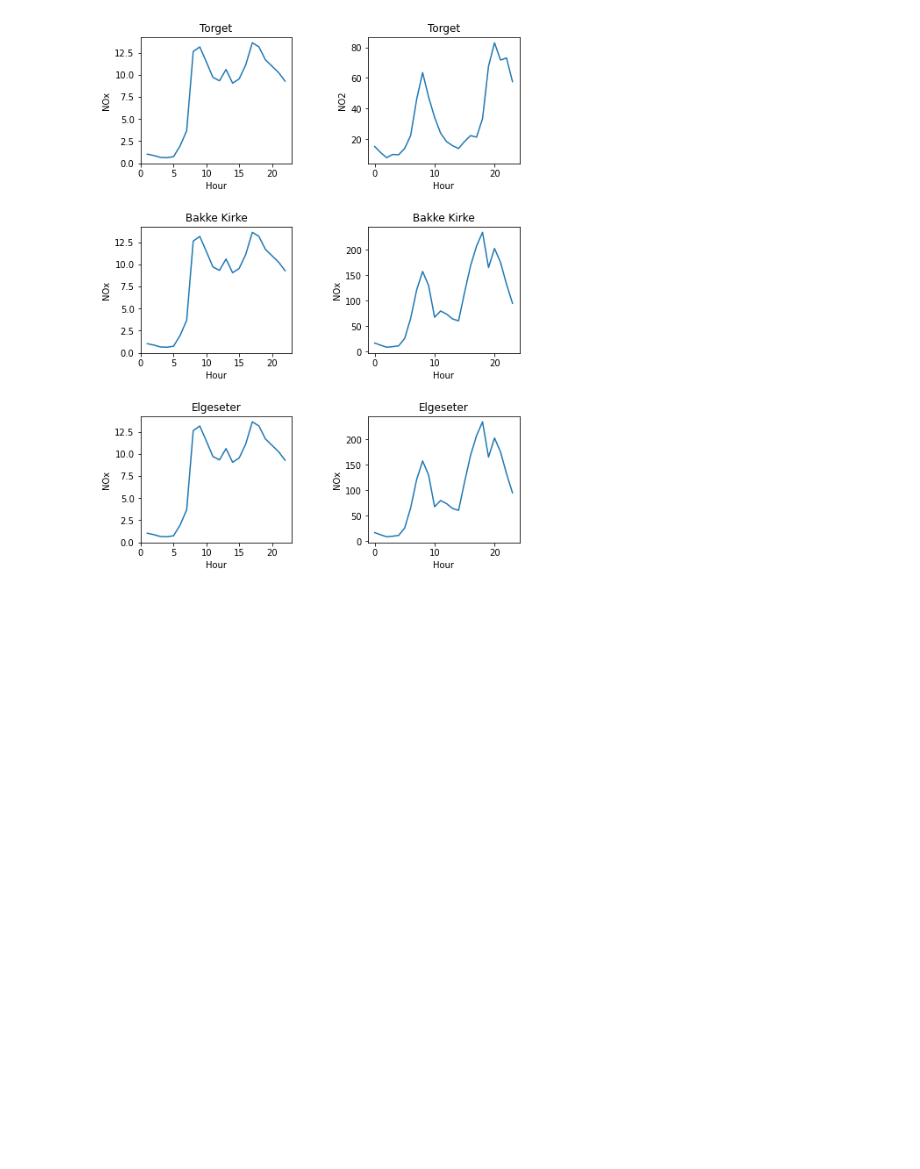
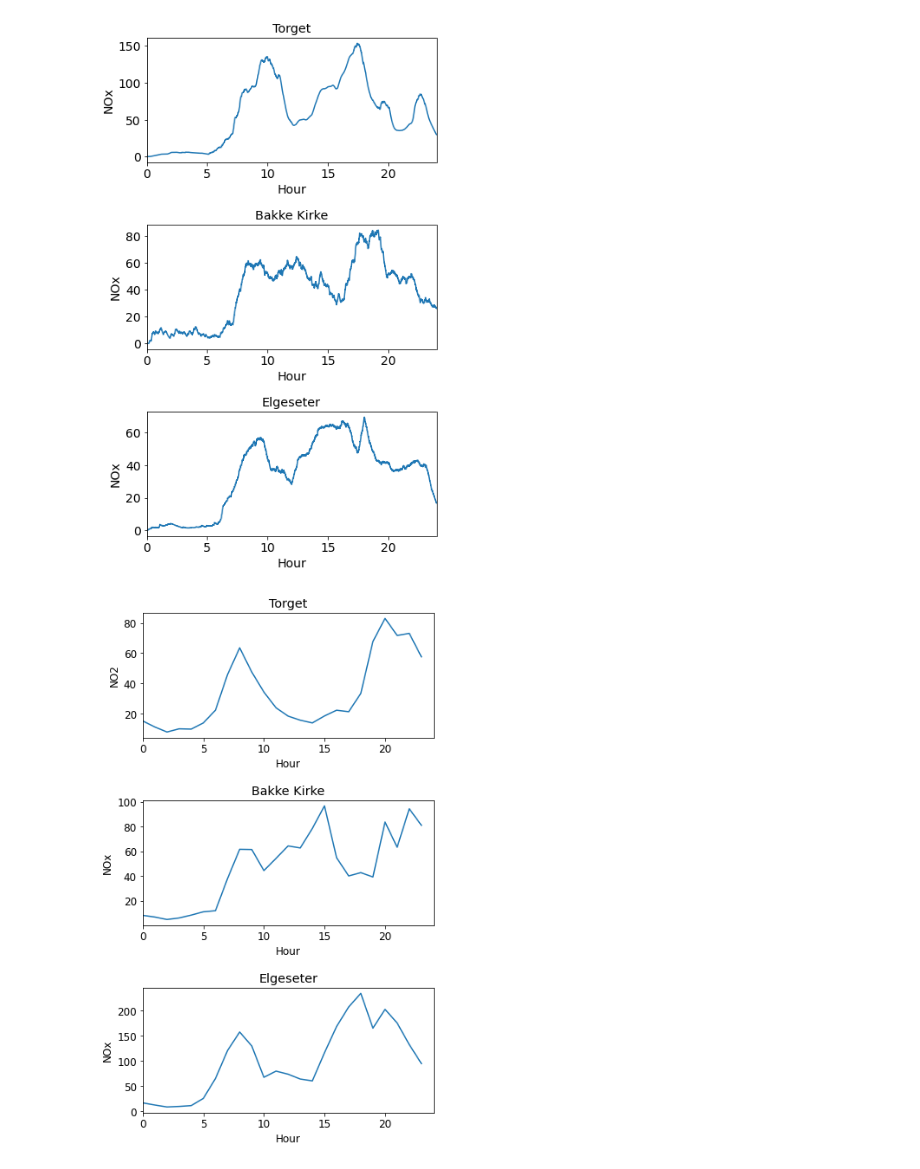
Before and after one commit to Mika412/AI4EU-RL-Trondheim, a Jupyter notebook: notebooks/SUMO - Analyze emissions.ipynb, the cells around one changed output. Saved outputs shown, nothing was run; the diff lists cells and outputs as text; code cells hidden in the pictures; blank space fills up the shorter version.

Commit message:
Modified rendering and output analysis notebooks

```diff
--- a/notebooks/SUMO - Analyze emissions.ipynb
+++ b/notebooks/SUMO - Analyze emissions.ipynb
@@ -5,7 +5,7 @@ import pandas as pd
 import matplotlib.pyplot as plt
 import numpy as np
 # %%
-data = pd.read_csv('../outputs/small_extended/emissions.csv', delimiter=',', engine='python')
+data = pd.read_csv('../outputs/small_extended/backups/1/emissions.csv', delimiter=',', engine='python')
 #data = pd.read_csv('../outputs/2020-04-17 15:51:45.231760/simulations/2020-04-17 15:51:45.231871/emissions.csv', delimiter=',', engine='python')
 
 #############
@@ -20,17 +20,17 @@ data = pd.read_csv('../outputs/small_extended/emissions.csv', delimiter=',', eng
 #Elgeseter - poly_120 (+-)
 ##
 #with 100 x 100 cells
-#Torget - poly_514
+#Torget - poly_490
 #Bakke kirke - poly_685
 #Elgeseter - poly_504 (+-)
 #############
 #Map main
-#Torget - poly_494
+#Torget - poly_458
+#Bakke kirke - poly_603
 #Elgeseter - poly_488
-#Bakke kirke - poly_639
 #E6 Tiller -
 
-torvet_poly = 'poly_514'
+torvet_poly = 'poly_490'
 bakke_kirke_poly = 'poly_685'
 elgeseter_poly = 'poly_504'
 
@@ -44,76 +44,91 @@ simul_elgeseter = data[data.Cell == elgeseter_poly]
 ##Fetch real measurements
 inputFile = open('real_pollution_data/torvet_2502_no2.json')
 data = json.load(inputFile)
-real_torvet_no2 = np.zeros(len(data[0]['values']))
+real_torvet = np.zeros(len(data[0]['values']))
 
 for i in range(len(data[0]['values'])):
-    real_torvet_no2[i] = data[0]['values'][i]['value']
+    real_torvet[i] = data[0]['values'][i]['value']
 
 
 inputFile = open('real_pollution_data/bakke_kirke_2502_nox.json')
 data = json.load(inputFile)
-real_bakke_nox = np.zeros(len(data[0]['values']))
+real_bakke = np.zeros(len(data[0]['values']))
 
 for i in range(len(data[0]['values'])):
-    real_bakke_nox[i] = data[0]['values'][i]['value']
+    real_bakke[i] = data[0]['values'][i]['value']
 
 
 inputFile = open('real_pollution_data/elgeseter_2502_nox.json')
 data = json.load(inputFile)
-real_elgeseter_nox = np.zeros(len(data[0]['values']))
+real_elgeseter = np.zeros(len(data[0]['values']))
 
 for i in range(len(data[0]['values'])):
-    real_elgeseter_nox[i] = data[0]['values'][i]['value']
+    real_elgeseter[i] = data[0]['values'][i]['value']
 
 
 #Draw plots of simulation
-fig, axs = plt.subplots(3,2)
+fig, axs = plt.subplots(3,1)
 
-axs[0,0].plot(simul_torget.Timestep/3600,simul_torget.NOx)
-axs[0,0].set(xlabel='Hour', ylabel='NOx')
-axs[0,0].set_title('Torget')
+plt.rcParams.update({'font.size': 12})
 
-axs[1,0].plot(simul_bakke_kirke.Timestep/3600,simul_bakke_kirke.NOx)
-axs[1,0].set(xlabel='Hour', ylabel='NOx')
-axs[1,0].set_title('Bakke Kirke')
+axs[0].plot(simul_torget.Timestep/3600,simul_torget.NOx)
+axs[0].set(xlabel='Hour', ylabel='NOx')
+axs[0].set_title('Torget')
+axs[0].set_xlim(0,24)
 
-axs[2,0].plot(simul_elgeseter.Timestep/3600,simul_elgeseter.NOx)
-axs[2,0].set(xlabel='Hour', ylabel='NOx')
-axs[2,0].set_title('Elgeseter')
+axs[1].plot(simul_bakke_kirke.Timestep/3600,simul_bakke_kirke.NOx)
+axs[1].set(xlabel='Hour', ylabel='NOx')
+axs[1].set_title('Bakke Kirke')
+axs[1].set_xlim(0,24)
+
+axs[2].plot(simul_elgeseter.Timestep/3600,simul_elgeseter.NOx)
+axs[2].set(xlabel='Hour', ylabel='NOx')
+axs[2].set_title('Elgeseter')
+axs[2].set_xlim(0,24)
 
 plt.subplots_adjust(left=None, bottom=-0.5, right=None, top=1.5, wspace=None, hspace=0.5)
+
+plt.savefig('figs/simul_pollution.pdf',format='pdf',bbox_inches='tight')
 
 #############################################
 #Draw plots of real measurements
 
-axs[0,1].plot(no2)
+fig, axs = plt.subplots(3,1)
+
+axs[0].plot(real_torvet)
 #ax1.xticks(np.arange(len(no2)))
-axs[0,1].set(xlabel='Hour', ylabel='NO2')
-axs[0,1].set_title('Torget')
+axs[0].set(xlabel='Hour', ylabel='NO2')
+axs[0].set_title('Torget')
+axs[0].set_xlim(0,24)
 
 ######
 
-axs[1,1].plot(nox)
-axs[1,1].set(xlabel='Hour', ylabel='NOx')
-axs[1,1].set_title('Bakke Kirke')
+axs[1].plot(real_bakke)
+axs[1].set(xlabel='Hour', ylabel='NOx')
+axs[1].set_title('Bakke Kirke')
+axs[1].set_xlim(0,24)
 
 #####
 
-axs[2,1].plot(nox)
+axs[2].plot(real_elgeseter)
 #ax3.xticks(np.arange(len(nox)))
-axs[2,1].set(xlabel='Hour', ylabel='NOx')
-axs[2,1].set_title('Elgeseter')
+axs[2].set(xlabel='Hour', ylabel='NOx')
+axs[2].set_title('Elgeseter')
+axs[2].set_xlim(0,24)
 
-plt.subplots_adjust(left=0.5, bottom=-0.5, right=1.5, top=1.5, wspace=0.5, hspace=0.5)
+plt.subplots_adjust(left=None, bottom=-0.5, right=None, top=1.5, wspace=None, hspace=0.5)
+
+fig.savefig('figs/real_pollution.pdf',format='pdf',bbox_inches='tight')
 
 #Subplots_adjust defaults
 # left = 0.125  # the left side of the subplots of the figure
 # right = 0.9   # the right side of the subplots of the figure
 # bottom = 0.1  # the bottom of the subplots of the figure
 # top = 0.9     # the top of the subplots of the figure
 # wspace = 0.2  # the amount of width reserved for space between subplots,
 #               # expressed as a fraction of the average axis width
 # hspace = 0.2  # the amount of height reserved for space between subplots,
 #               # expressed as a fraction of the average axis height
 # %% [output]
-[figure, old version]
+[figure, new version]
+[figure, added]
```
Also changed, not shown: parts of 2 cells of this notebook, 12 other files.
